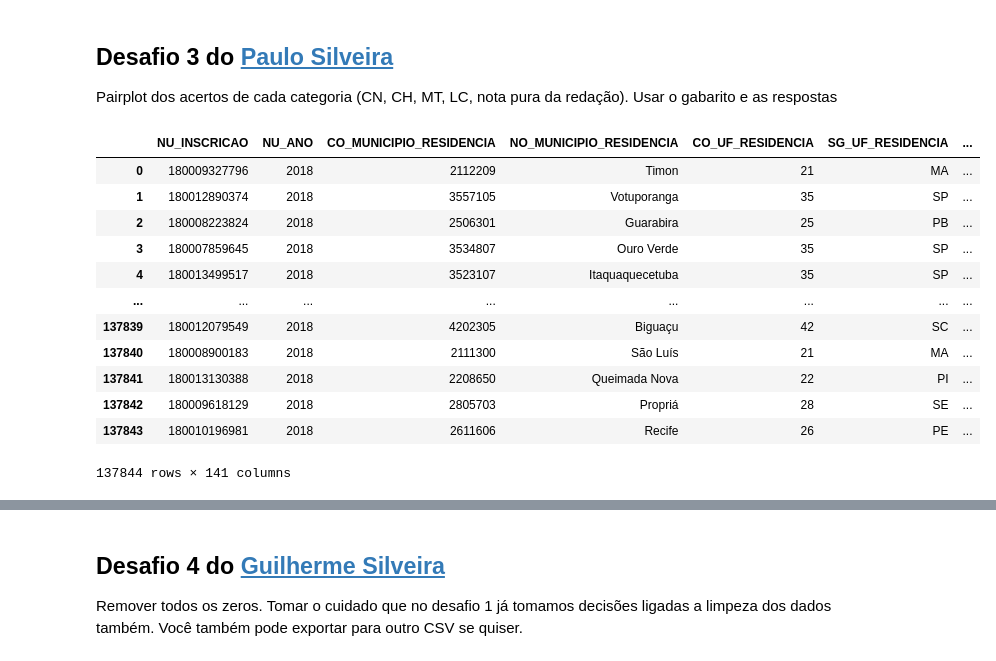
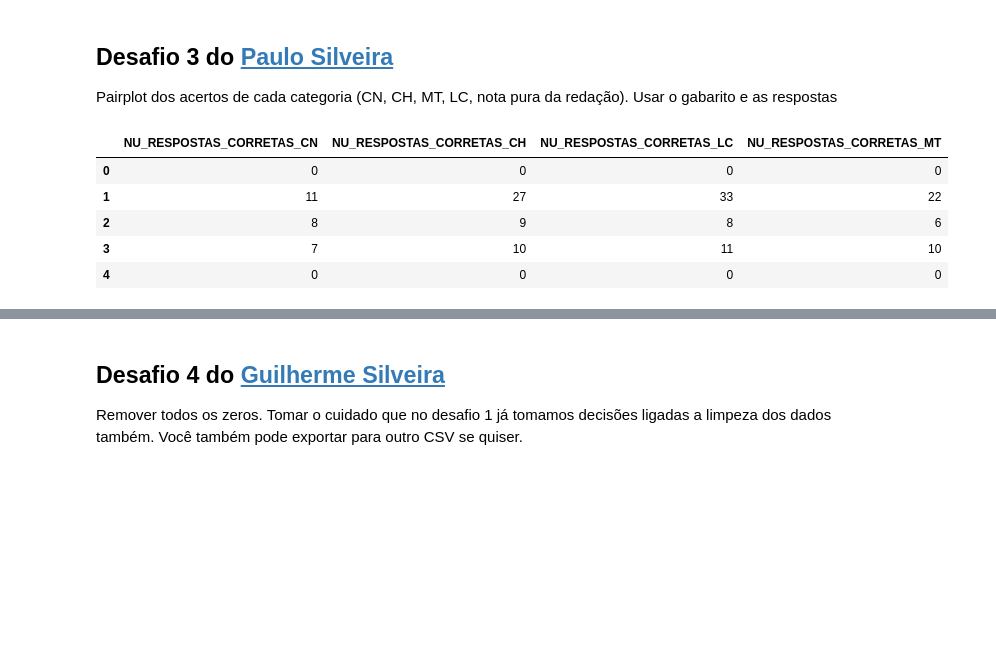
Before and after one commit to RafaelHPS/QuarentenaDados, a Jupyter notebook: QuarentenaDados_Aula04.ipynb, the cells around one changed output, grey strips where cells are left out. Drawn from its saved outputs; the diff is of its cells as text; code cells hidden in the pictures; blank space fills up the shorter version.

```diff
--- a/QuarentenaDados_Aula04.ipynb
+++ b/QuarentenaDados_Aula04.ipynb
@@ -106,23 +106,18 @@ def conta_acertos(aluno, materia):
 # %%
 dados_notas_copia = dados.copy()
 
 dados_notas_copia['NU_RESPOSTAS_CORRETAS_CN'] = dados_notas_copia.apply(conta_acertos, materia='CN', axis=1)
 dados_notas_copia['NU_RESPOSTAS_CORRETAS_CH'] = dados_notas_copia.apply(conta_acertos, materia='CH', axis=1)
 dados_notas_copia['NU_RESPOSTAS_CORRETAS_LC'] = dados_notas_copia.apply(conta_acertos, materia='LC', axis=1)
 dados_notas_copia['NU_RESPOSTAS_CORRETAS_MT'] = dados_notas_copia.apply(conta_acertos, materia='MT', axis=1)
 
-dados_notas_copia
+colunas_acertos = ['NU_RESPOSTAS_CORRETAS_CN','NU_RESPOSTAS_CORRETAS_CH','NU_RESPOSTAS_CORRETAS_LC','NU_RESPOSTAS_CORRETAS_MT']
+
+dados_notas_copia[colunas_acertos].head()
 # %% [output]
-|  | NU_INSCRICAO | NU_ANO | CO_MUNICIPIO_RESIDENCIA | NO_MUNICIPIO_RESIDENCIA | CO_UF_RESIDENCIA | SG_UF_RESIDENCIA | ... |
-| 0 | 180009327796 | 2018 | 2112209 | Timon | 21 | MA | ... |
-| 1 | 180012890374 | 2018 | 3557105 | Votuporanga | 35 | SP | ... |
-| 2 | 180008223824 | 2018 | 2506301 | Guarabira | 25 | PB | ... |
-| 3 | 180007859645 | 2018 | 3534807 | Ouro Verde | 35 | SP | ... |
-| 4 | 180013499517 | 2018 | 3523107 | Itaquaquecetuba | 35 | SP | ... |
-| ... | ... | ... | ... | ... | ... | ... | ... |
-| 137839 | 180012079549 | 2018 | 4202305 | Biguaçu | 42 | SC | ... |
-| 137840 | 180008900183 | 2018 | 2111300 | São Luís | 21 | MA | ... |
-| 137841 | 180013130388 | 2018 | 2208650 | Queimada Nova | 22 | PI | ... |
-| 137842 | 180009618129 | 2018 | 2805703 | Propriá | 28 | SE | ... |
-| 137843 | 180010196981 | 2018 | 2611606 | Recife | 26 | PE | ... |
+|  | NU_RESPOSTAS_CORRETAS_CN | NU_RESPOSTAS_CORRETAS_CH | NU_RESPOSTAS_CORRETAS_LC | NU_RESPOSTAS_CORRETAS_MT |
+| 0 | 0 | 0 | 0 | 0 |
+| 1 | 11 | 27 | 33 | 22 |
+| 2 | 8 | 9 | 8 | 6 |
+| 3 | 7 | 10 | 11 | 10 |
+| 4 | 0 | 0 | 0 | 0 |
-137844 rows × 141 columns
```
Also changed, not shown: parts of 4 cells of this notebook.
